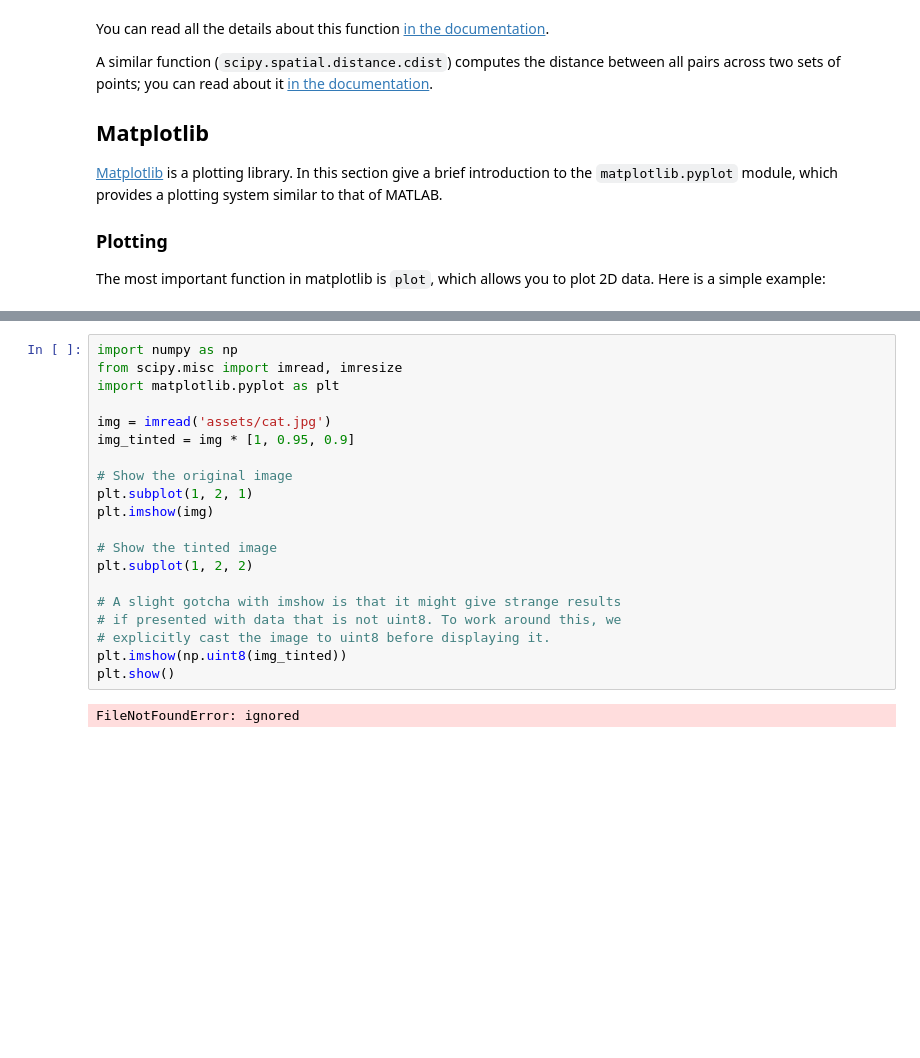
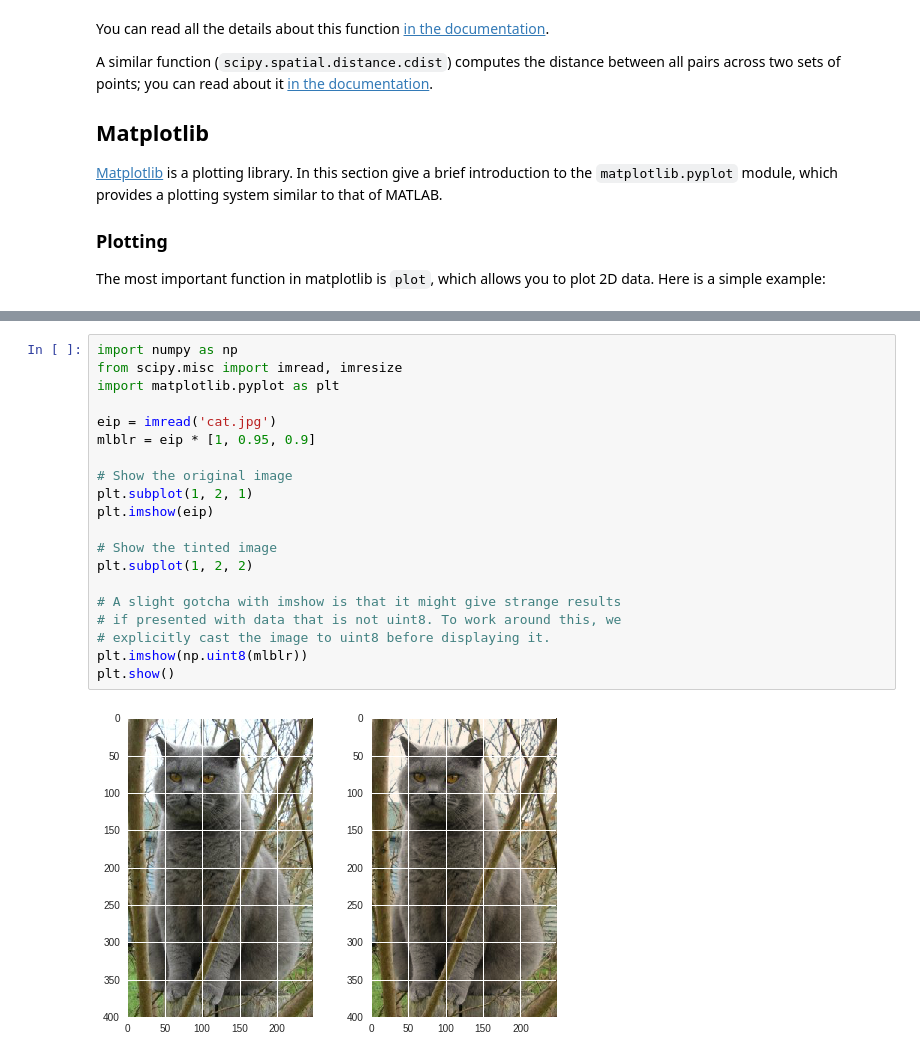
Before and after one commit to Bhatnagar-Ashish/test, a Jupyter notebook: Assignment_2A.ipynb, the cells around one changed output, grey strips where cells are left out. Drawn from its saved outputs; the diff is of its cells as text; blank space fills up the shorter version.

```diff
--- a/Assignment_2A.ipynb
+++ b/Assignment_2A.ipynb
@@ -1291,25 +1306,25 @@ You can use the `imshow` function to show images. Here is an example:
 # %%
 import numpy as np
 from scipy.misc import imread, imresize
 import matplotlib.pyplot as plt
 
-img = imread('assets/cat.jpg')
-img_tinted = img * [1, 0.95, 0.9]
+eip = imread('cat.jpg')
+mlblr = eip * [1, 0.95, 0.9]
 
 # Show the original image
 plt.subplot(1, 2, 1)
-plt.imshow(img)
+plt.imshow(eip)
 
 # Show the tinted image
 plt.subplot(1, 2, 2)
 
 # A slight gotcha with imshow is that it might give strange results
 # if presented with data that is not uint8. To work around this, we
 # explicitly cast the image to uint8 before displaying it.
-plt.imshow(np.uint8(img_tinted))
+plt.imshow(np.uint8(mlblr))
 plt.show()
 # %% [output]
-FileNotFoundError: ignored
+[figure, added]
 # %% [markdown]
 <div class='fig figcenter fighighlight'>
   <img src='assets/cat_tinted_imshow.png'>
```
Also changed, not shown: parts of 5 cells of this notebook.
